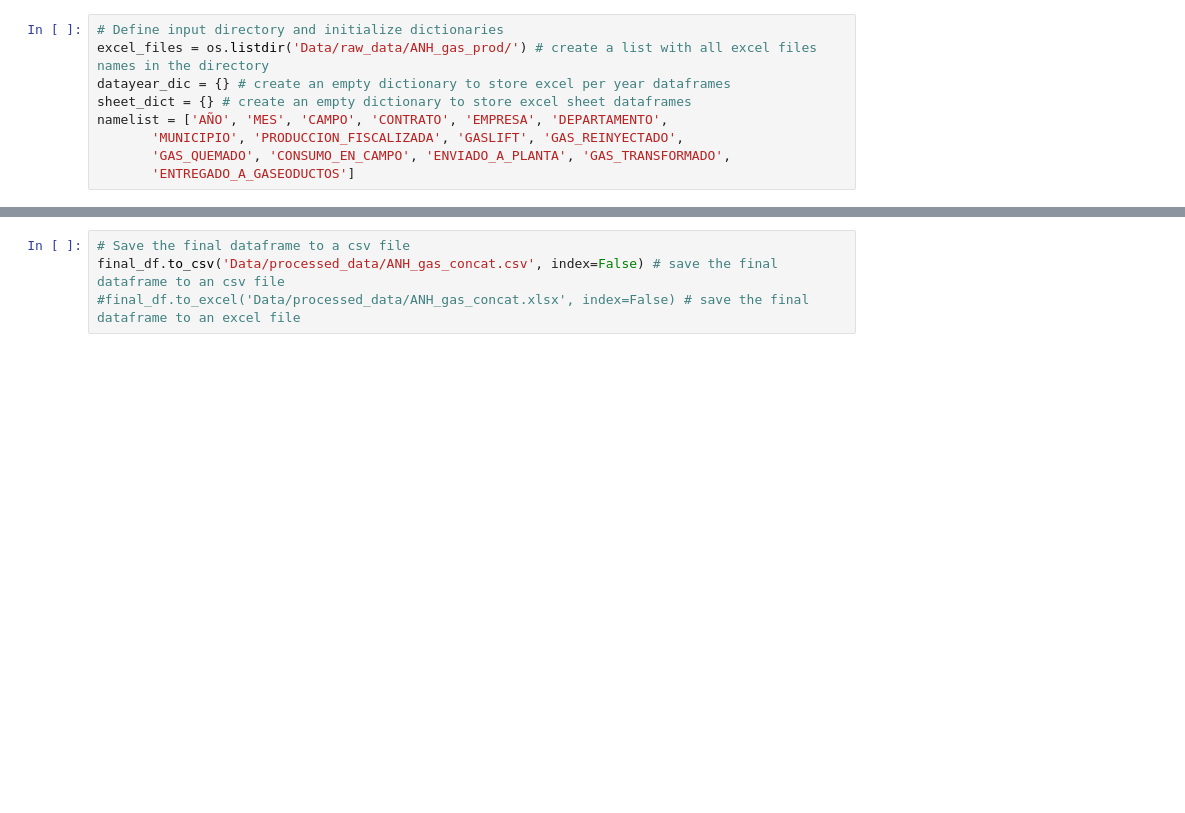
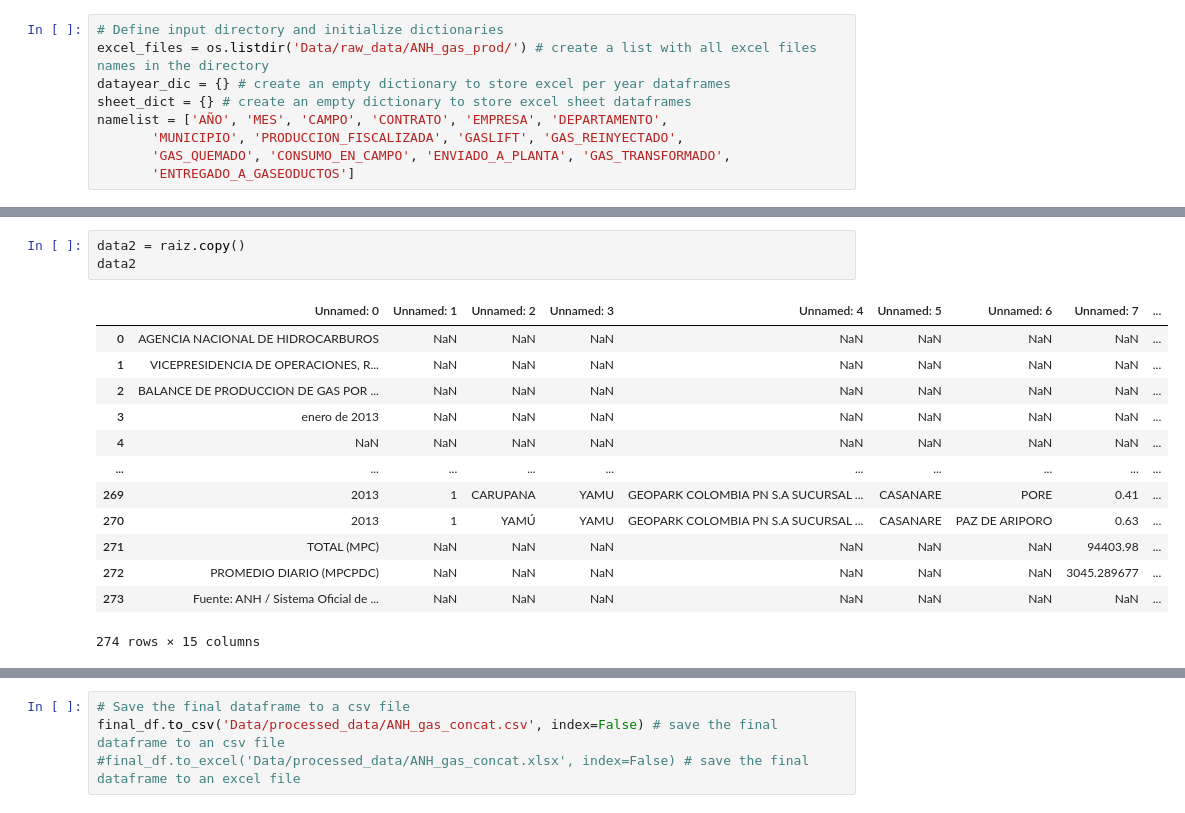
Before and after one commit to Yilap88/Colombian-Gas-Insigth-Project, a Jupyter notebook: Notebooks/datatrans.ipynb, the cells around one changed output, grey strips where cells are left out. Cells and saved outputs as stored; diff of their text form; blank space fills up the shorter version.

```diff
--- a/Notebooks/datatrans.ipynb
+++ b/Notebooks/datatrans.ipynb
@@ -61,0 +55,17 @@ final_df
+# %%
+data2 = raiz.copy()
+data2
+# %% [output]
+|  | Unnamed: 0 | Unnamed: 1 | Unnamed: 2 | Unnamed: 3 | Unnamed: 4 | Unnamed: 5 | Unnamed: 6 | Unnamed: 7 | ... |
+| 0 | AGENCIA NACIONAL DE HIDROCARBUROS | NaN | NaN | NaN | NaN | NaN | NaN | NaN | ... |
+| 1 | VICEPRESIDENCIA DE OPERACIONES, R... | NaN | NaN | NaN | NaN | NaN | NaN | NaN | ... |
+| 2 | BALANCE DE PRODUCCION DE GAS POR ... | NaN | NaN | NaN | NaN | NaN | NaN | NaN | ... |
+| 3 | enero de 2013 | NaN | NaN | NaN | NaN | NaN | NaN | NaN | ... |
+| 4 | NaN | NaN | NaN | NaN | NaN | NaN | NaN | NaN | ... |
+| ... | ... | ... | ... | ... | ... | ... | ... | ... | ... |
+| 269 | 2013 | 1 | CARUPANA | YAMU | GEOPARK COLOMBIA PN S.A SUCURSAL ... | CASANARE | PORE | 0.41 | ... |
+| 270 | 2013 | 1 | YAMÚ | YAMU | GEOPARK COLOMBIA PN S.A SUCURSAL ... | CASANARE | PAZ DE ARIPORO | 0.63 | ... |
+| 271 | TOTAL (MPC) | NaN | NaN | NaN | NaN | NaN | NaN | 94403.98 | ... |
+| 272 | PROMEDIO DIARIO (MPCPDC) | NaN | NaN | NaN | NaN | NaN | NaN | 3045.289677 | ... |
+| 273 | Fuente: ANH / Sistema Oficial de ... | NaN | NaN | NaN | NaN | NaN | NaN | NaN | ... |
+274 rows × 15 columns
```
Also changed, not shown: parts of 9 cells of this notebook.
